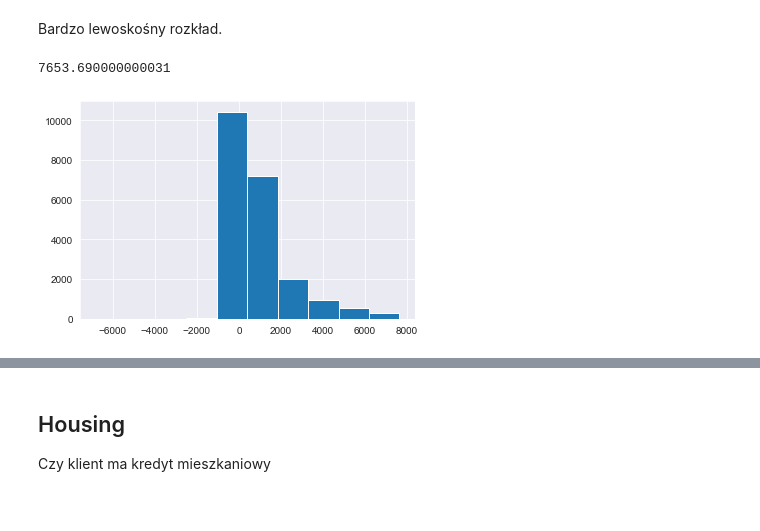
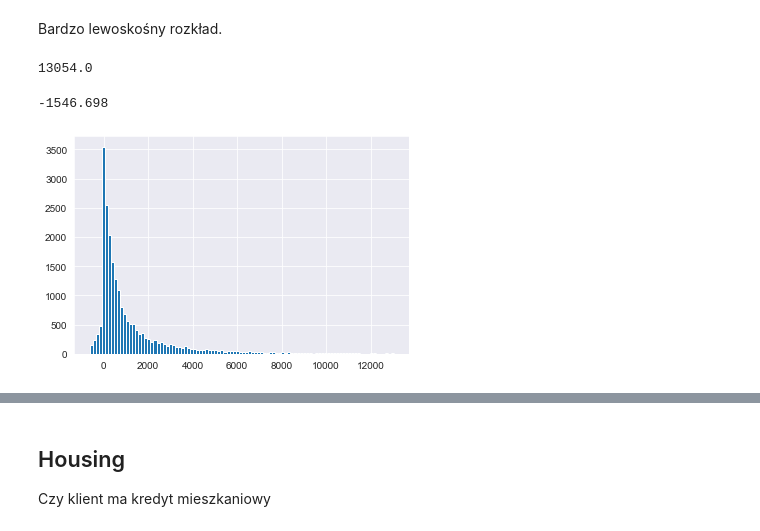
Before and after one commit to MajshiJD/ML_proj2, a Jupyter notebook: preprocessing/EDA_preprocessing.ipynb, the cells around one changed output, grey strips where cells are left out. Drawn from its saved outputs; the diff is of its cells as text; code cells hidden in the pictures.

```diff
--- a/preprocessing/EDA_preprocessing.ipynb
+++ b/preprocessing/EDA_preprocessing.ipynb
@@ -222,11 +222,15 @@ sns.histplot(df.balance, bins=100)
 # %% [markdown]
 Bardzo lewoskośny rozkład.
 # %%
-np.quantile(df.balance, 0.97)
+np.quantile(df.balance, 0.99)
 # %% [output]
-7653.690000000031
+13054.0
+# %%
+np.quantile(df.balance, 0.001)
+# %% [output]
+-1546.698
 # %%
-df[df.balance<np.quantile(df.balance, 0.97)].balance.hist()
+df[(df.balance>np.quantile(df.balance, 0.01)) & (df.balance<np.quantile(df.balance, 0.99))].balance.hist(bins=100)
 plt.show()
 # %% [output]
-[figure, old version]
+[figure, new version]
```
Also changed, not shown: parts of 13 cells of this notebook, 7 other files.
